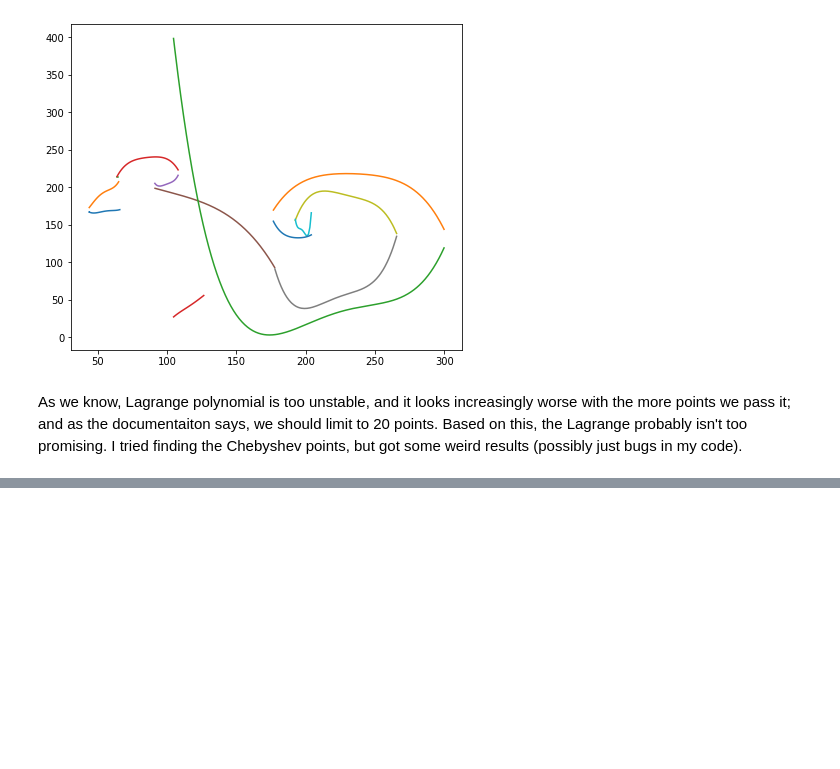
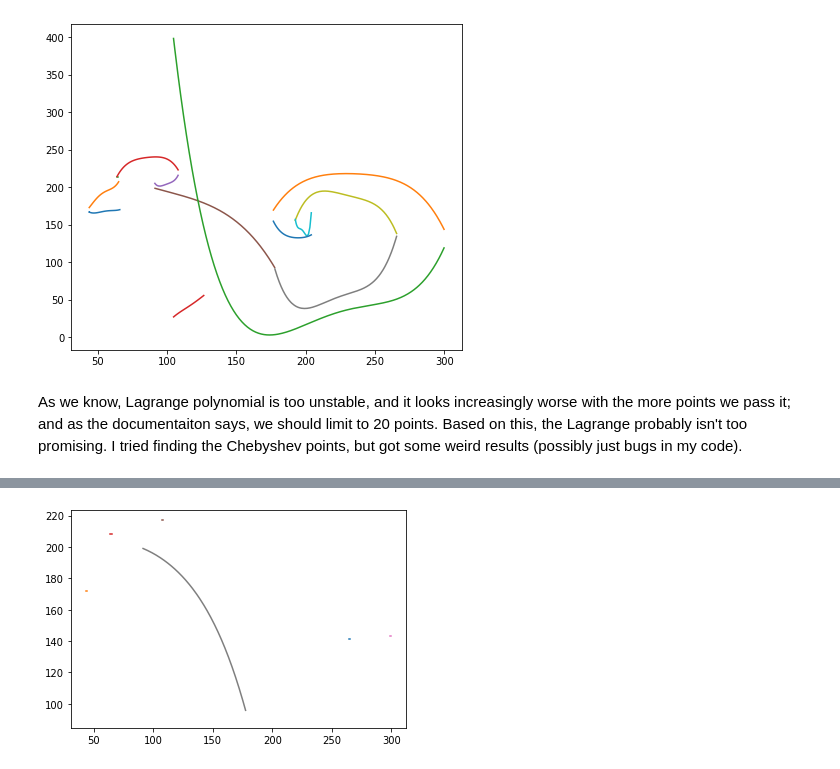
Before and after one commit to DeepFriedPollock/am_205_project, a Jupyter notebook: spline_interpolation_process_emily.ipynb, the cells around one changed output, grey strips where cells are left out. Saved outputs shown, nothing was run; the diff lists cells and outputs as text; code cells hidden in the pictures; blank space fills up the shorter version.

```diff
--- a/spline_interpolation_process_emily.ipynb
+++ b/spline_interpolation_process_emily.ipynb
@@ -647,3 +686,0 @@ Total number of T-Points Interpolated so far: 62
-# %%
-points = np.linspace(0, len(contours[0]), 100)
-cubic_spline_x, cubic_spline_y = find_cubic_splines(contours[0], 10)
@@ -839,0 +1010,72 @@ To use the future default and silence this warning we advise to pass `rcond=None
+# %%
+
+# The below "find_nearest" function is from:
+# Stack Overflow: https://stackoverflow.com/questions/2566412/find-nearest-value-in-numpy-array
+def find_nearest(array, value):
+    array = np.asarray(array)
+    idx = (np.abs(array - value)).argmin()
+    return array[idx]
+
+# def scale_values (array, minimum, maximum):
+#     ## It might be that scaling the range doesn't work because
+#     array += -(np.min(array))
+#     array /= np.max(array) / (maximum - minimum)
+#     array += minimum
+#     return array
+
+# def scale_values(array, minimum, maximum):
+#     min_array = array[0]
+#     max_array = array[-1]
+#     maximum - minimum
+#     b =
+
+def get_chebyshev_points(points):
+    """
+    From my first homework.
+    """
+    chebyshev_points = []
+    n = len(points)
+    for j in points:
+        chebyshev_points.append(math.cos(((2 * j - 1) / (2 * n))* math.pi))
+    return np.array(chebyshev_points)
+
+def interpolate_segment(segment):
+    # Grab the chebyshev, scale them up, and also include the first and last endpoints
+    segments_x = segment[:, 0]
+    segments_y = segment[:, 1]
+
+    # Get the beginning and end intervals
+    start = int(segments_x[0])
+    end = int(segments_x[-1])
+    if start - end > 0:
+        interval = -1
+    else:
+        interval = 1
+    if len(segments_x) > 2:
+        points = np.arange(start, end, interval)
+    else:
+        points = np.array([start, end])
+    cb_p = get_chebyshev_points(points)
+
+    # This gets screwed up when X changes directions
+    cb_p_scaled = np.interp(cb_p, (cb_p[0], cb_p[-1]), (start, end))
+    print("The segments", segments_x)
+    print("It's scaled", cb_p_scaled)
+
+    # And then find the chebyshev points that are the nearest to the actual vector itself
+    all_points = [find_nearest(segments_x, c) for c in cb_p_scaled]
+
+
+    # Take the max of 1 in case we have fewer than 5 points
+    intervals = np.max([math.ceil(len(all_points) / 5), 1])
+    points_to_interp = all_points[1::intervals]
+    interpolation_indices = [np.where(segments_x == p)[0][0] for p in points_to_interp]
+
+    lagrange_interpolation = lagrange(segments_x[interpolation_indices], segments_y[interpolation_indices])
+    approx_ys = lagrange_interpolation(segments_x)
+    return segments_x, approx_ys
+
+for i, segment in enumerate(reduced_line_segments):
+    xs, ys = interpolate_segment(segment)
+    plt.plot(xs, ys)
+# %% [output]
@@ -839,0 +1099 @@ To use the future default and silence this warning we advise to pass `rcond=None
+[figure, added]
```
Also changed, not shown: parts of 13 cells of this notebook.
